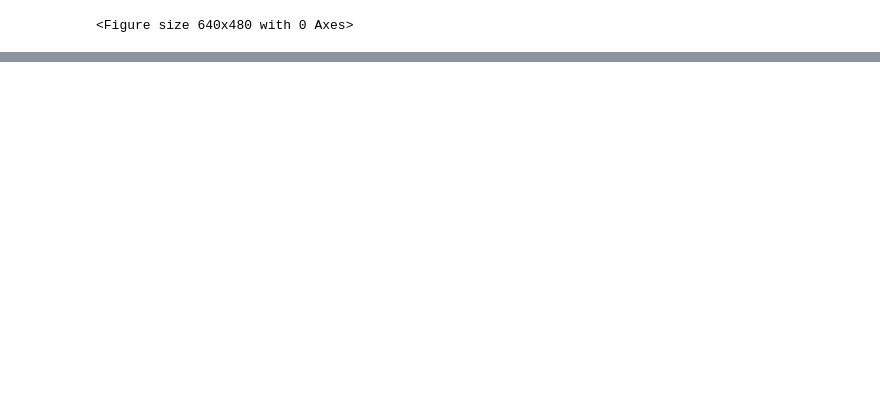
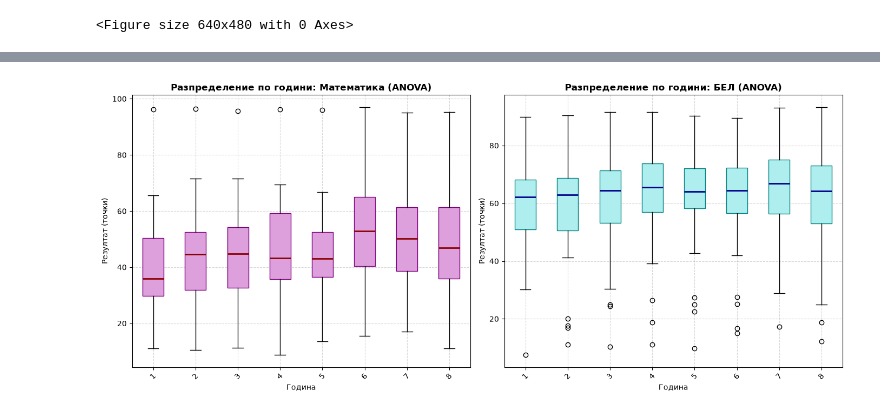
Before and after one commit to MariaDimitrova29/Math-concepts-Exam-project, a Jupyter notebook: varna_schools_analysis.ipynb, the cells around one changed output, grey strips where cells are left out. Cells and saved outputs as stored; diff of their text form; code cells hidden in the pictures; blank space fills up the shorter version.

```diff
--- a/varna_schools_analysis.ipynb
+++ b/varna_schools_analysis.ipynb
@@ -336,0 +463,37 @@ plt.show()
+# %%
+# ==========================================
+# ВИЗУАЛИЗАЦИЯ ЗА ANOVA (Сравнение по години)
+# ==========================================
+plt.figure(figsize=(14, 6))
+
+# Подготовка на данните за подаване към matplotlib boxplot
+data_by_year_mat = [df[df['Година'] == y]['МАТ'].dropna() for y in years]
+data_by_year_bel = [df[df['Година'] == y]['БЕЛ'].dropna() for y in years]
+
+# Графика за Математика по години
+plt.subplot(1, 2, 1)
+plt.boxplot(data_by_year_mat, label=years, patch_artist=True,
+            boxprops=dict(facecolor='plum', color='purple'),
+            medianprops=dict(color='darkred', linewidth=2))
+plt.title('Разпределение по години: Математика (ANOVA)', fontsize=12, fontweight='bold')
+plt.xlabel('Година', fontsize=10)
+plt.ylabel('Резултат (точки)', fontsize=10)
+plt.xticks(rotation=45)
+plt.grid(True, linestyle='--', alpha=0.5)
+
+# Графика за БЕЛ по години
+plt.subplot(1, 2, 2)
+plt.boxplot(data_by_year_bel, label=years, patch_artist=True,
+            boxprops=dict(facecolor='paleturquoise', color='teal'),
+            medianprops=dict(color='darkblue', linewidth=2))
+plt.title('Разпределение по години: БЕЛ (ANOVA)', fontsize=12, fontweight='bold')
+plt.xlabel('Година', fontsize=10)
+plt.ylabel('Резултат (точки)', fontsize=10)
+plt.xticks(rotation=45)
+plt.grid(True, linestyle='--', alpha=0.5)
+
+plt.tight_layout()
+plt.savefig('anova_years_boxplot.png', dpi=300)
+plt.show()
+# %% [output]
+[figure, added]
```
Also changed, not shown: parts of 5 cells of this notebook.
